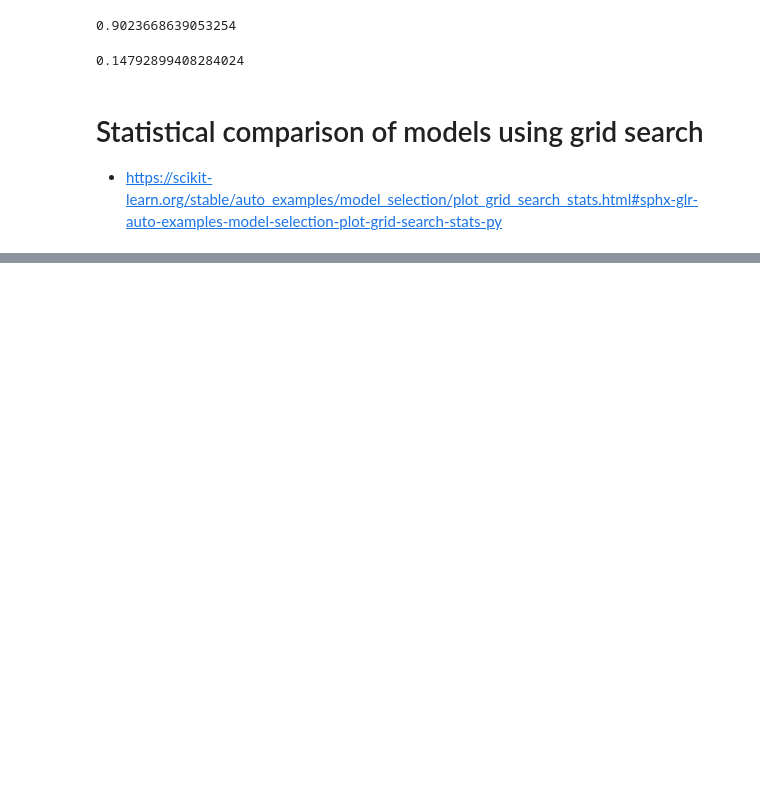
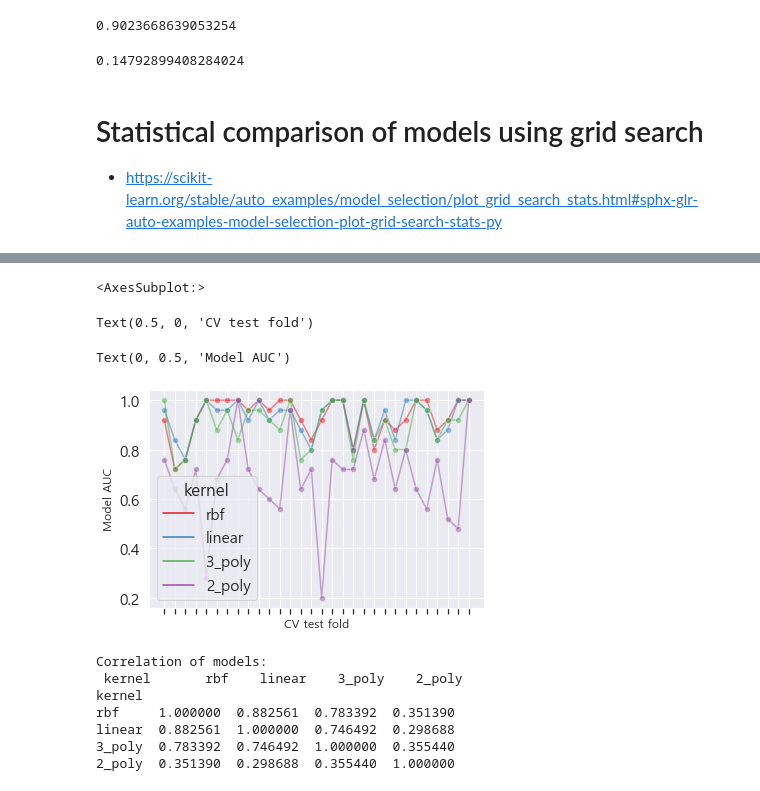
Before and after one commit to ancestor9/smart-food, a Jupyter notebook: 82. pycaret - 대장만 갖고 해 보기_조상.ipynb, the cells around one changed output, grey strips where cells are left out. Saved outputs shown, nothing was run; the diff lists cells and outputs as text; code cells hidden in the pictures; blank space fills up the shorter version.

```diff
--- a/82. pycaret - 대장만 갖고 해 보기_조상.ipynb
+++ b/82. pycaret - 대장만 갖고 해 보기_조상.ipynb
@@ -1243,0 +1257,16 @@ predictions['Label'].replace({'False':False, 'True':True}).mean()
+# %%
+from sklearn.model_selection import GridSearchCV, RepeatedStratifiedKFold
+from sklearn.svm import SVC
+
+param_grid = [
+    {"kernel": ["linear"]},
+    {"kernel": ["poly"], "degree": [2, 3]},
+    {"kernel": ["rbf"]},
+]
+
+svc = SVC(random_state=0)
+
+cv = RepeatedStratifiedKFold(n_splits=10, n_repeats=10, random_state=0)
+
+search = GridSearchCV(estimator=svc, param_grid=param_grid, scoring="roc_auc", cv=cv) # scoring="average_precision"
+search.fit(X, y)
@@ -1243,0 +1280,7 @@ predictions['Label'].replace({'False':False, 'True':True}).mean()
+# %%
+results_df = pd.DataFrame(search.cv_results_)
+results_df = results_df.sort_values(by=["rank_test_score"])
+results_df = results_df.set_index(
+    results_df["params"].apply(lambda x: "_".join(str(val) for val in x.values()))
+).rename_axis("kernel")
+results_df[["params", "rank_test_score", "mean_test_score", "std_test_score"]]
@@ -1243,0 +1294,33 @@ predictions['Label'].replace({'False':False, 'True':True}).mean()
+# %%
+# create df of model scores ordered by performance
+model_scores = results_df.filter(regex=r"split\d*_test_score")
+
+# plot 30 examples of dependency between cv fold and AUC scores
+fig, ax = plt.subplots()
+sns.lineplot(
+    data=model_scores.transpose().iloc[:30],
+    dashes=False,
+    palette="Set1",
+    marker="o",
+    alpha=0.5,
+    ax=ax,
+)
+ax.set_xlabel("CV test fold", size=12, labelpad=10)
+ax.set_ylabel("Model AUC", size=12)
+ax.tick_params(bottom=True, labelbottom=False)
+plt.show()
+
+# print correlation of AUC scores across folds
+print(f"Correlation of models:\n {model_scores.transpose().corr()}")
+# %% [output]
+<AxesSubplot:>
+Text(0.5, 0, 'CV test fold')
+Text(0, 0.5, 'Model AUC')
+[figure, added]
+Correlation of models:
+ kernel       rbf    linear    3_poly    2_poly
+kernel
+rbf     1.000000  0.882561  0.783392  0.351390
+linear  0.882561  1.000000  0.746492  0.298688
+3_poly  0.783392  0.746492  1.000000  0.355440
+2_poly  0.351390  0.298688  0.355440  1.000000
```
Also changed, not shown: parts of 22 cells of this notebook.
